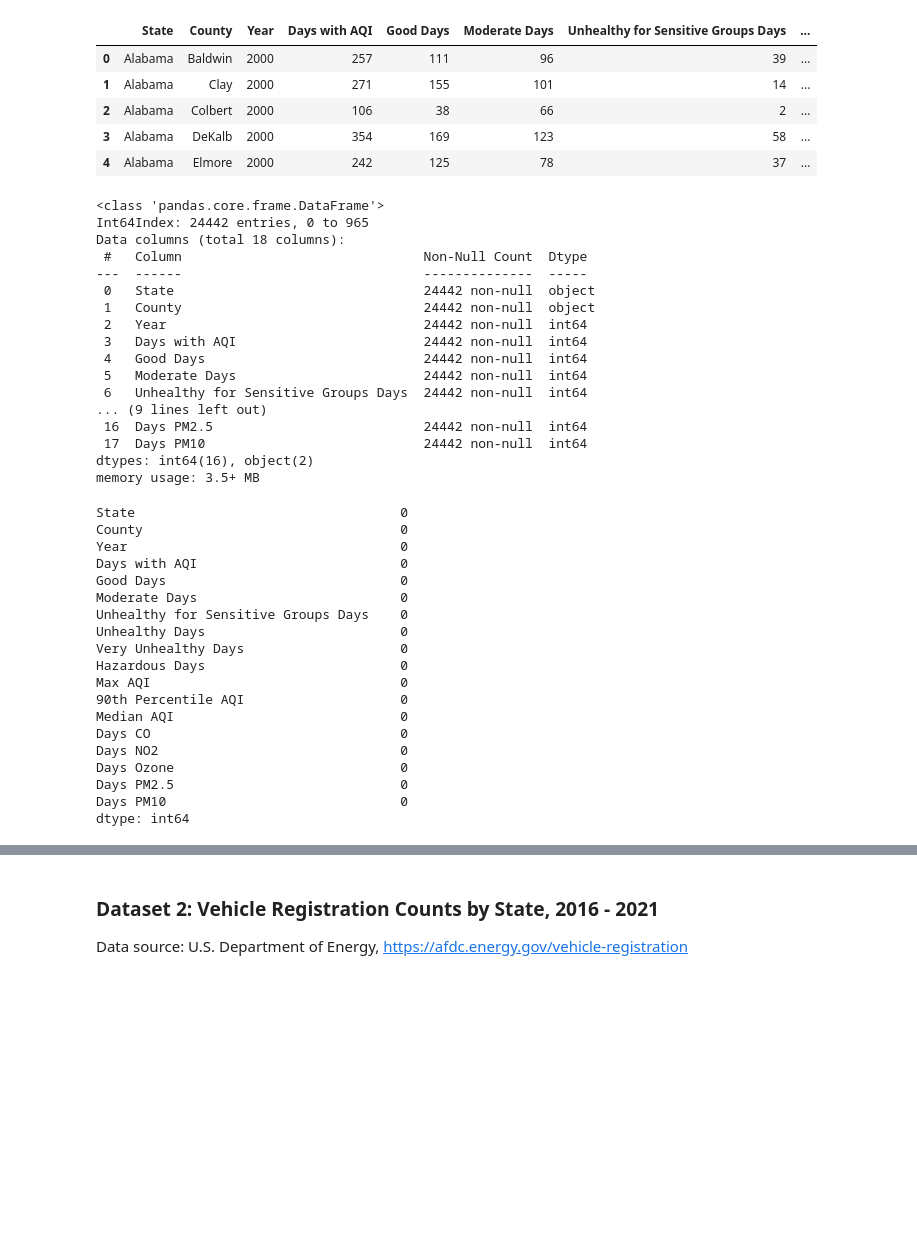
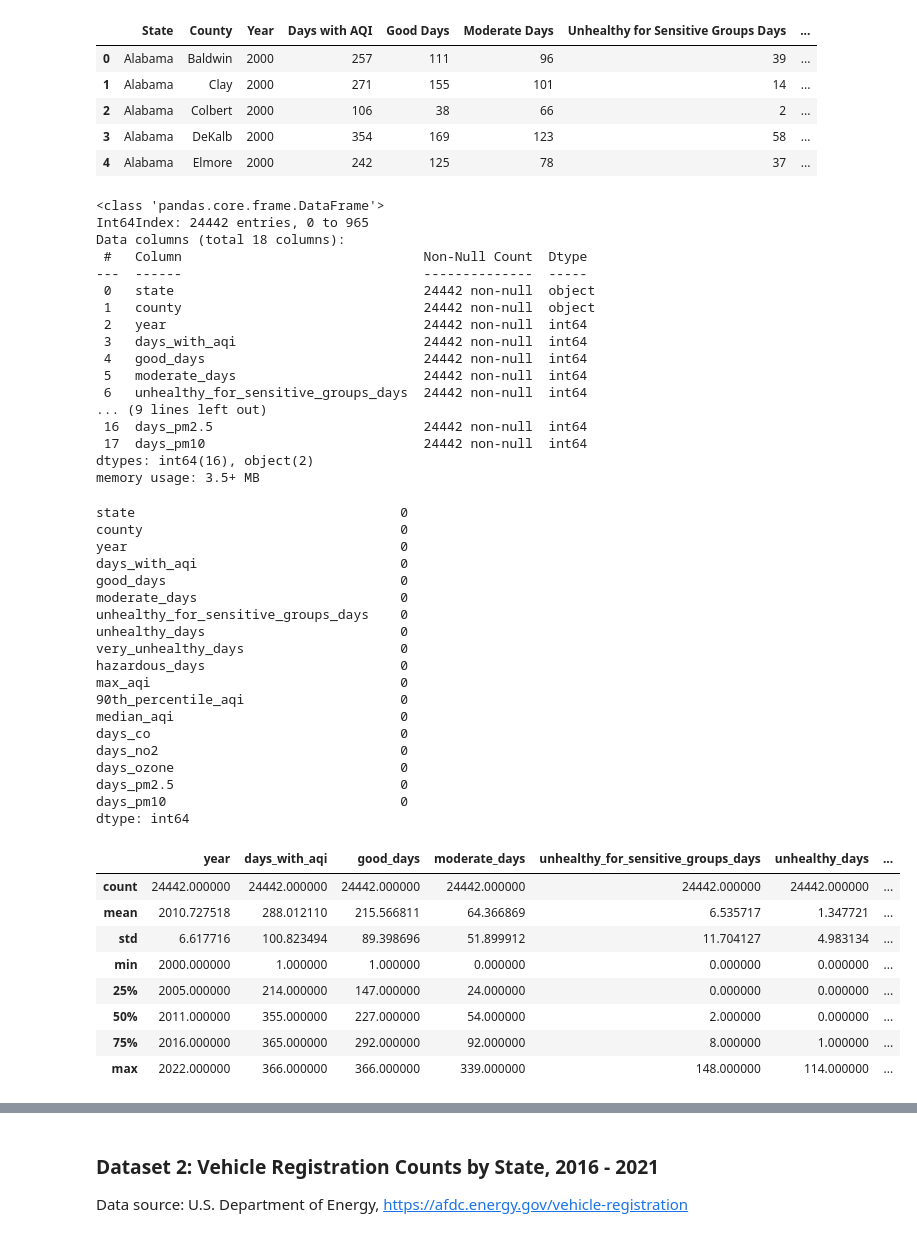
Before and after one commit to boay00/group-project-ev, a Jupyter notebook: 01_data_collection.ipynb, the cells around one changed output, grey strips where cells are left out. Cells and saved outputs as stored; diff of their text form; code cells hidden in the pictures; blank space fills up the shorter version.

```diff
--- a/01_data_collection.ipynb
+++ b/01_data_collection.ipynb
@@ -36,50 +34,64 @@ def process_data(file):
     df = pd.read_csv("./data/" + file)
     return df
 # %%
-file_list = [process_data(file) for file in files]
+file_list = [process_data(file) for file in files[:-2]]
 # %%
-file_merge = pd.concat(file_list, axis=0)
+air_quality = pd.concat(file_list, axis=0)
+# %%
+air_quality.columns = air_quality.columns.str.lower().str.replace(' ', '_', regex=False)
 # %%
 # info
-file_merge.info()
+air_quality.info()
 # %% [output]
 <class 'pandas.core.frame.DataFrame'>
 Int64Index: 24442 entries, 0 to 965
 Data columns (total 18 columns):
  #   Column                               Non-Null Count  Dtype
 ---  ------                               --------------  -----
- 0   State                                24442 non-null  object
- 1   County                               24442 non-null  object
- 2   Year                                 24442 non-null  int64
- 3   Days with AQI                        24442 non-null  int64
- 4   Good Days                            24442 non-null  int64
- 5   Moderate Days                        24442 non-null  int64
- 6   Unhealthy for Sensitive Groups Days  24442 non-null  int64
+ 0   state                                24442 non-null  object
+ 1   county                               24442 non-null  object
+ 2   year                                 24442 non-null  int64
+ 3   days_with_aqi                        24442 non-null  int64
+ 4   good_days                            24442 non-null  int64
+ 5   moderate_days                        24442 non-null  int64
+ 6   unhealthy_for_sensitive_groups_days  24442 non-null  int64
 ... (9 lines left out)
- 16  Days PM2.5                           24442 non-null  int64
- 17  Days PM10                            24442 non-null  int64
+ 16  days_pm2.5                           24442 non-null  int64
+ 17  days_pm10                            24442 non-null  int64
 dtypes: int64(16), object(2)
 memory usage: 3.5+ MB
 # %%
 # check null value
-file_merge.isna().sum()
+air_quality.isna().sum()
 # %% [output]
-State                                  0
-County                                 0
-Year                                   0
-Days with AQI                          0
-Good Days                              0
-Moderate Days                          0
-Unhealthy for Sensitive Groups Days    0
-Unhealthy Days                         0
-Very Unhealthy Days                    0
-Hazardous Days                         0
-Max AQI                                0
-90th Percentile AQI                    0
-Median AQI                             0
-Days CO                                0
-Days NO2                               0
-Days Ozone                             0
-Days PM2.5                             0
-Days PM10                              0
+state                                  0
+county                                 0
+year                                   0
+days_with_aqi                          0
+good_days                              0
+moderate_days                          0
+unhealthy_for_sensitive_groups_days    0
+unhealthy_days                         0
+very_unhealthy_days                    0
+hazardous_days                         0
+max_aqi                                0
+90th_percentile_aqi                    0
+median_aqi                             0
+days_co                                0
+days_no2                               0
+days_ozone                             0
+days_pm2.5                             0
+days_pm10                              0
 dtype: int64
+# %%
+air_quality.describe()
+# %% [output]
+|  | year | days_with_aqi | good_days | moderate_days | unhealthy_for_sensitive_groups_days | unhealthy_days | ... |
+| count | 24442.000000 | 24442.000000 | 24442.000000 | 24442.000000 | 24442.000000 | 24442.000000 | ... |
+| mean | 2010.727518 | 288.012110 | 215.566811 | 64.366869 | 6.535717 | 1.347721 | ... |
+| std | 6.617716 | 100.823494 | 89.398696 | 51.899912 | 11.704127 | 4.983134 | ... |
+| min | 2000.000000 | 1.000000 | 1.000000 | 0.000000 | 0.000000 | 0.000000 | ... |
+| 25% | 2005.000000 | 214.000000 | 147.000000 | 24.000000 | 0.000000 | 0.000000 | ... |
+| 50% | 2011.000000 | 355.000000 | 227.000000 | 54.000000 | 2.000000 | 0.000000 | ... |
+| 75% | 2016.000000 | 365.000000 | 292.000000 | 92.000000 | 8.000000 | 1.000000 | ... |
+| max | 2022.000000 | 366.000000 | 366.000000 | 339.000000 | 148.000000 | 114.000000 | ... |
```
Also changed, not shown: parts of 14 cells of this notebook, 4 other files.
